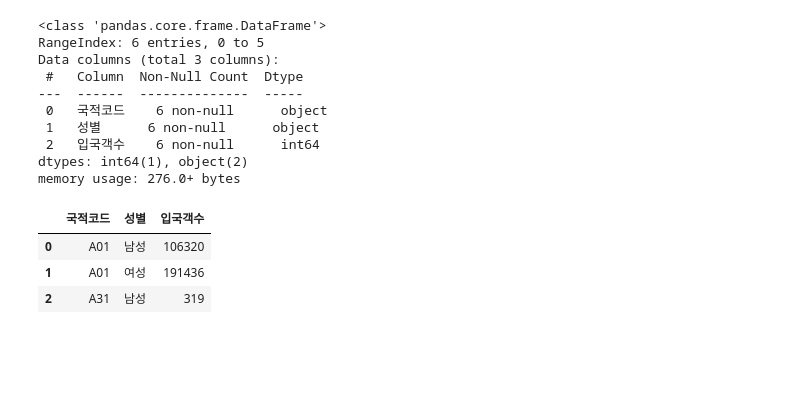
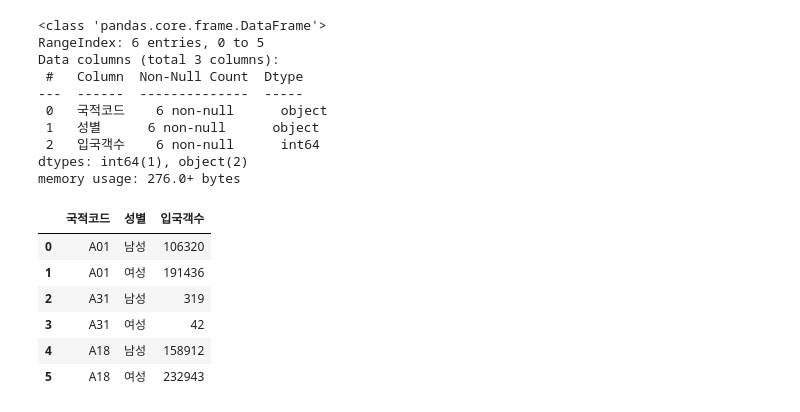
Before and after one commit to KangJeongTaek/bigdata-analysis-2024, a Jupyter notebook: day01/da01_pandas_basic.ipynb, the cells around one changed output. Drawn from its saved outputs; the diff is of its cells as text; code cells hidden in the pictures; blank space fills up the shorter version.

```diff
--- a/day01/da01_pandas_basic.ipynb
+++ b/day01/da01_pandas_basic.ipynb
@@ -159,9 +167,12 @@ dtypes: int64(1), object(2)
 memory usage: 276.0+ bytes
 # %%
 ## 데이터 일부 보기(위에서 부터)
-df_csv.head(3)
+df_csv.head(6)
 # %% [output]
 |  | 국적코드 | 성별 | 입국객수 |
 | 0 | A01 | 남성 | 106320 |
 | 1 | A01 | 여성 | 191436 |
 | 2 | A31 | 남성 | 319 |
+| 3 | A31 | 여성 | 42 |
+| 4 | A18 | 남성 | 158912 |
+| 5 | A18 | 여성 | 232943 |
```
Also changed, not shown: parts of 20 cells of this notebook, 2 other files.
